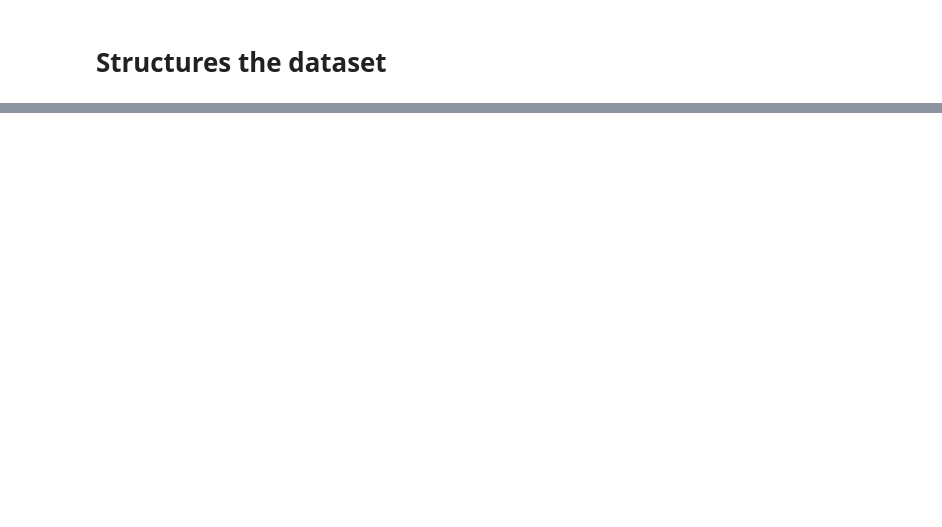
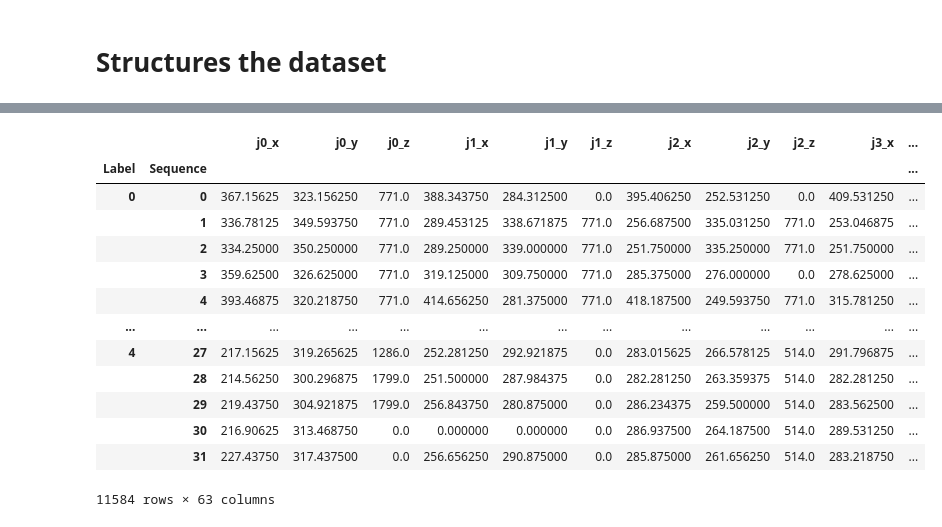
Before and after one commit to Mario-td/Hand-Gesture-Classification-with-Tensorflow-2.0, a Jupyter notebook: GatheringData.ipynb, the cells around one changed output, grey strips where cells are left out. Drawn from its saved outputs; the diff is of its cells as text; code cells hidden in the pictures; blank space fills up the shorter version.

```diff
--- a/GatheringData.ipynb
+++ b/GatheringData.ipynb
@@ -107,2 +119,31 @@ df
+# %%
+# Same procedure for the test set
+# Sets the labels as index and the coordinate arrays as columns
+df_test = pd.DataFrame(X_test3D, index=Y_test)
+# MultiIndex with labels and sequences
+df_test = df_test.apply(pd.Series).stack()
+df_test = pd.DataFrame(df_test, columns=['3D position'])
+df_test = df_test.rename_axis(['Label', 'Sequence'])
+# Names the new columns and splits them
+df_test[feat3D(n_keypoints)] = pd.DataFrame(df_test['3D position'].tolist(),
+                                            index=df_test.index)
+# Delete the first column
+del df_test['3D position']
+df_test
+# %% [output]
+|  |  | j0_x | j0_y | j0_z | j1_x | j1_y | j1_z | j2_x | j2_y | j2_z | j3_x | ... |
+| Label | Sequence |  |  |  |  |  |  |  |  |  |  | ... |
+| 0 | 0 | 367.15625 | 323.156250 | 771.0 | 388.343750 | 284.312500 | 0.0 | 395.406250 | 252.531250 | 0.0 | 409.531250 | ... |
+|  | 1 | 336.78125 | 349.593750 | 771.0 | 289.453125 | 338.671875 | 771.0 | 256.687500 | 335.031250 | 771.0 | 253.046875 | ... |
+|  | 2 | 334.25000 | 350.250000 | 771.0 | 289.250000 | 339.000000 | 771.0 | 251.750000 | 335.250000 | 771.0 | 251.750000 | ... |
+|  | 3 | 359.62500 | 326.625000 | 771.0 | 319.125000 | 309.750000 | 771.0 | 285.375000 | 276.000000 | 0.0 | 278.625000 | ... |
+|  | 4 | 393.46875 | 320.218750 | 771.0 | 414.656250 | 281.375000 | 771.0 | 418.187500 | 249.593750 | 771.0 | 315.781250 | ... |
+| ... | ... | ... | ... | ... | ... | ... | ... | ... | ... | ... | ... | ... |
+| 4 | 27 | 217.15625 | 319.265625 | 1286.0 | 252.281250 | 292.921875 | 0.0 | 283.015625 | 266.578125 | 514.0 | 291.796875 | ... |
+|  | 28 | 214.56250 | 300.296875 | 1799.0 | 251.500000 | 287.984375 | 0.0 | 282.281250 | 263.359375 | 514.0 | 282.281250 | ... |
+|  | 29 | 219.43750 | 304.921875 | 1799.0 | 256.843750 | 280.875000 | 0.0 | 286.234375 | 259.500000 | 514.0 | 283.562500 | ... |
+|  | 30 | 216.90625 | 313.468750 | 0.0 | 0.000000 | 0.000000 | 0.0 | 286.937500 | 264.187500 | 514.0 | 289.531250 | ... |
+|  | 31 | 227.43750 | 317.437500 | 0.0 | 256.656250 | 290.875000 | 0.0 | 285.875000 | 261.656250 | 514.0 | 283.218750 | ... |
+11584 rows × 63 columns
 # %%
 # Saves the dataset in CSV format
```
Also changed, not shown: parts of 7 cells of this notebook.
